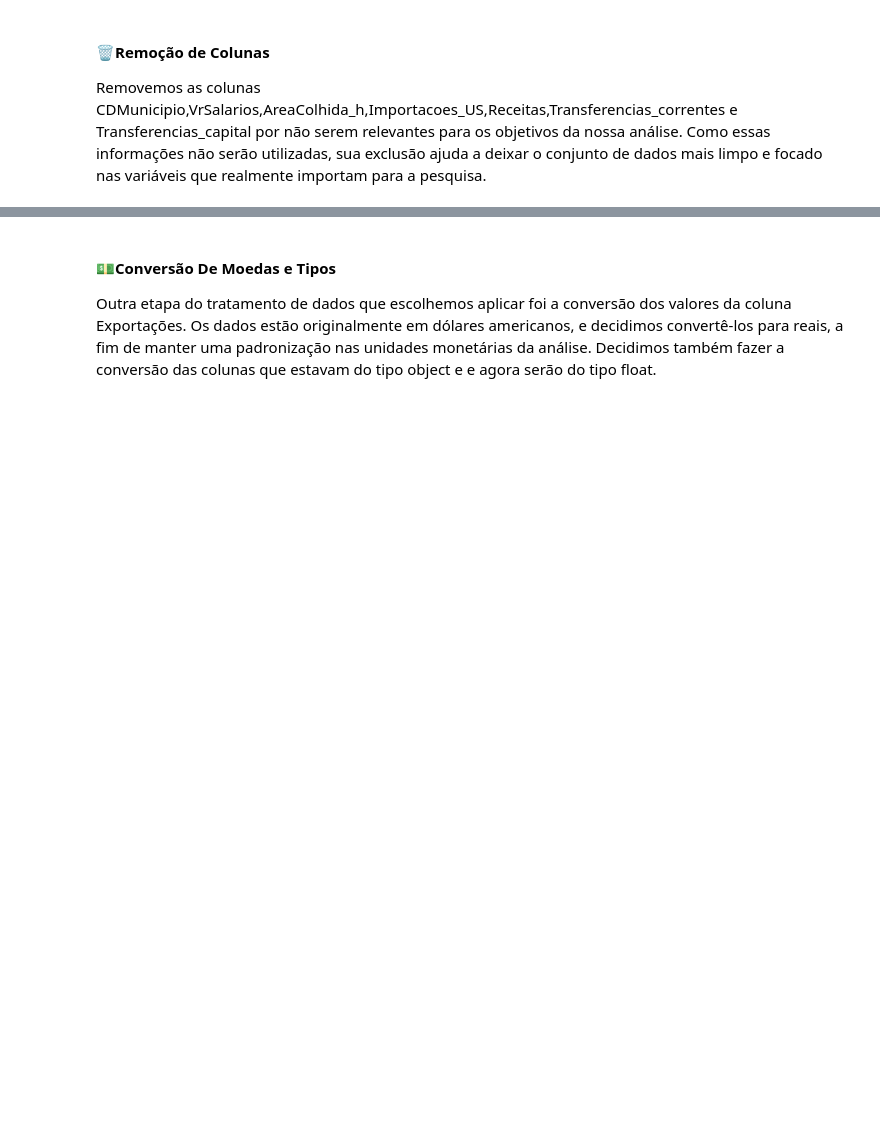
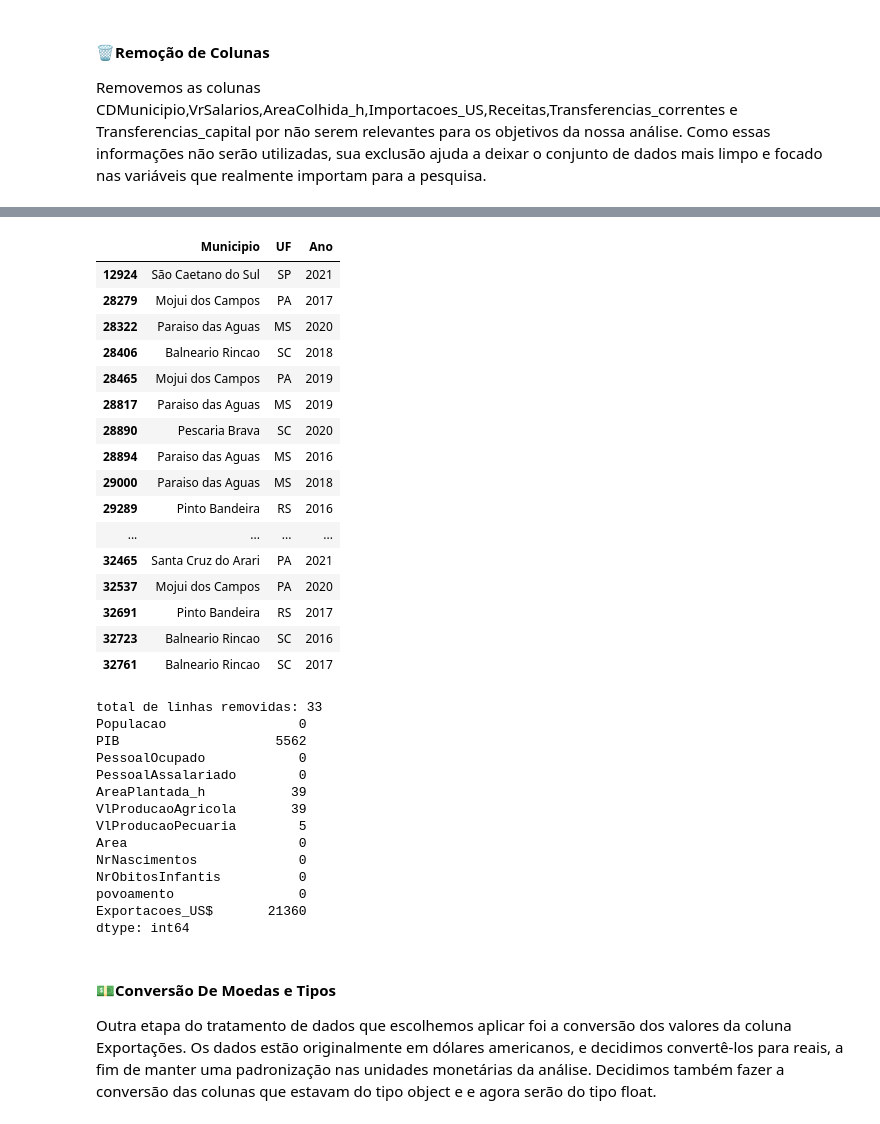
Before and after one commit to alinec-santos/Introducao-a-ciencia-de-dados, a Jupyter notebook: etapa 1/main.ipynb, the cells around one changed output, grey strips where cells are left out. Drawn from its saved outputs; the diff is of its cells as text; code cells hidden in the pictures; blank space fills up the shorter version.

```diff
--- a/etapa 1/main.ipynb
+++ b/etapa 1/main.ipynb
@@ -99,3 +103,58 @@ df = df.drop(columns=[
+# %%
+# Lista de colunas que devem ser verificadas
+colunas_verificar = ['Populacao', 'PIB', 'PessoalOcupado', 'PessoalAssalariado',
+                    'AreaPlantada_h', 'VlProducaoAgricola', 'VlProducaoPecuaria',
+                    'Area', 'NrNascimentos', 'NrObitosInfantis', 'povoamento', 'Exportacoes_US$']
+
+#Identificar linhas com mais de 3 valores nulos nas colunas selecionadas
+linhas_remover = df[df[colunas_verificar].isnull().sum(axis=1) > 3]
+
+#Mostrar as cidades que serão removidas
+if not linhas_remover.empty:
+    display(linhas_remover[['Municipio', 'UF', 'Ano']])
+
+    # Remover as linhas problemáticas
+    qtd_removida = len(linhas_remover)
+    df = df[df[colunas_verificar].isnull().sum(axis=1) <= 3]
+
+    print(f"\ntotal de linhas removidas: {qtd_removida}")
+else:
+    print("Nenhuma linha com mais de 3 colunas nulas encontrada")
+
+
+print(df[colunas_verificar].isnull().sum())
+# %% [output]
+|  | Municipio | UF | Ano |
+| 12924 | São Caetano do Sul | SP | 2021 |
+| 28279 | Mojui dos Campos | PA | 2017 |
+| 28322 | Paraiso das Aguas | MS | 2020 |
+| 28406 | Balneario Rincao | SC | 2018 |
+| 28465 | Mojui dos Campos | PA | 2019 |
+| 28817 | Paraiso das Aguas | MS | 2019 |
+| 28890 | Pescaria Brava | SC | 2020 |
+| 28894 | Paraiso das Aguas | MS | 2016 |
+| 29000 | Paraiso das Aguas | MS | 2018 |
+| 29289 | Pinto Bandeira | RS | 2016 |
+| ... | ... | ... | ... |
+| 32465 | Santa Cruz do Arari | PA | 2021 |
+| 32537 | Mojui dos Campos | PA | 2020 |
+| 32691 | Pinto Bandeira | RS | 2017 |
+| 32723 | Balneario Rincao | SC | 2016 |
+| 32761 | Balneario Rincao | SC | 2017 |
+total de linhas removidas: 33
+Populacao                 0
+PIB                    5562
+PessoalOcupado            0
+PessoalAssalariado        0
+AreaPlantada_h           39
+VlProducaoAgricola       39
+VlProducaoPecuaria        5
+Area                      0
+NrNascimentos             0
+NrObitosInfantis          0
+povoamento                0
+Exportacoes_US$       21360
+dtype: int64
 # %% [markdown]
 #### 💵Conversão De Moedas e Tipos
 Outra etapa do tratamento de dados que escolhemos aplicar foi a conversão dos valores da coluna Exportações. Os dados estão originalmente em dólares americanos, e decidimos convertê-los para reais, a fim de manter uma padronização nas unidades monetárias da análise. Decidimos também fazer a conversão das colunas que estavam do tipo object e e agora serão do tipo float.
```
Also changed, not shown: parts of 10 cells of this notebook, 1 other file.
